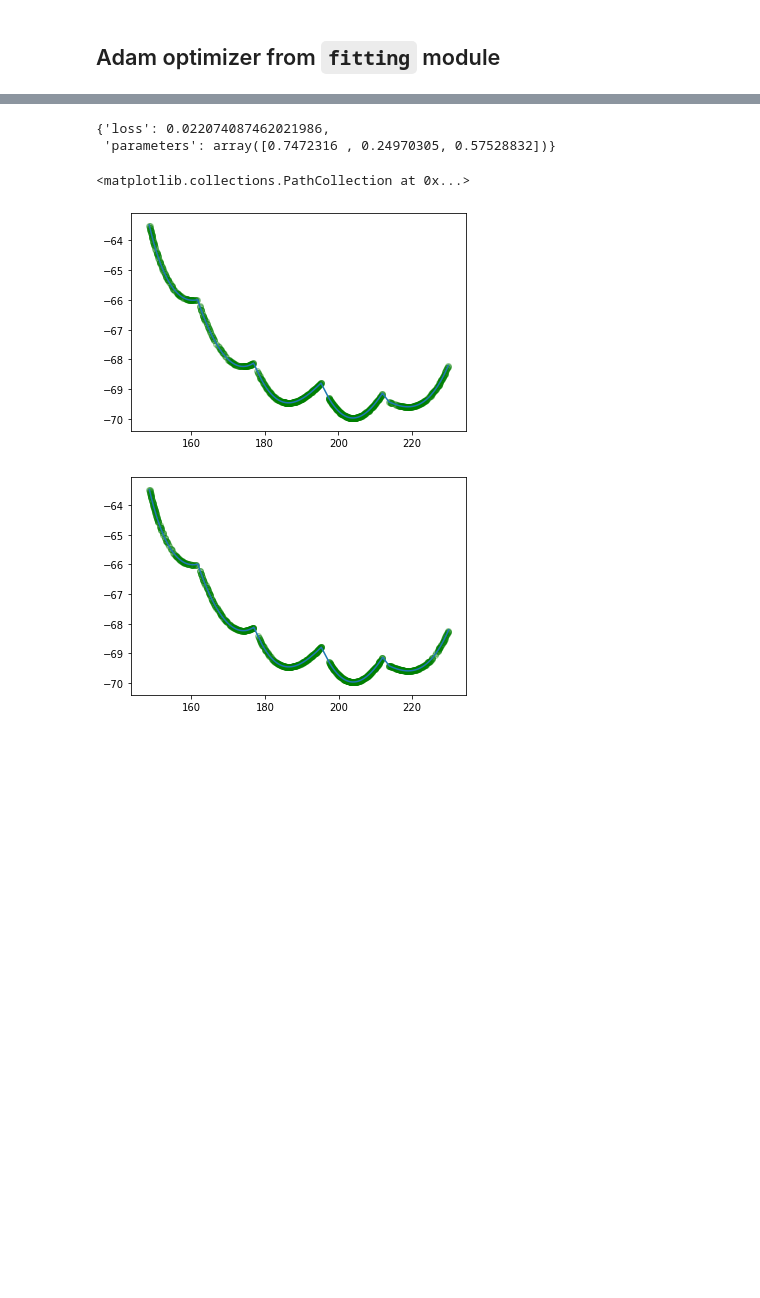
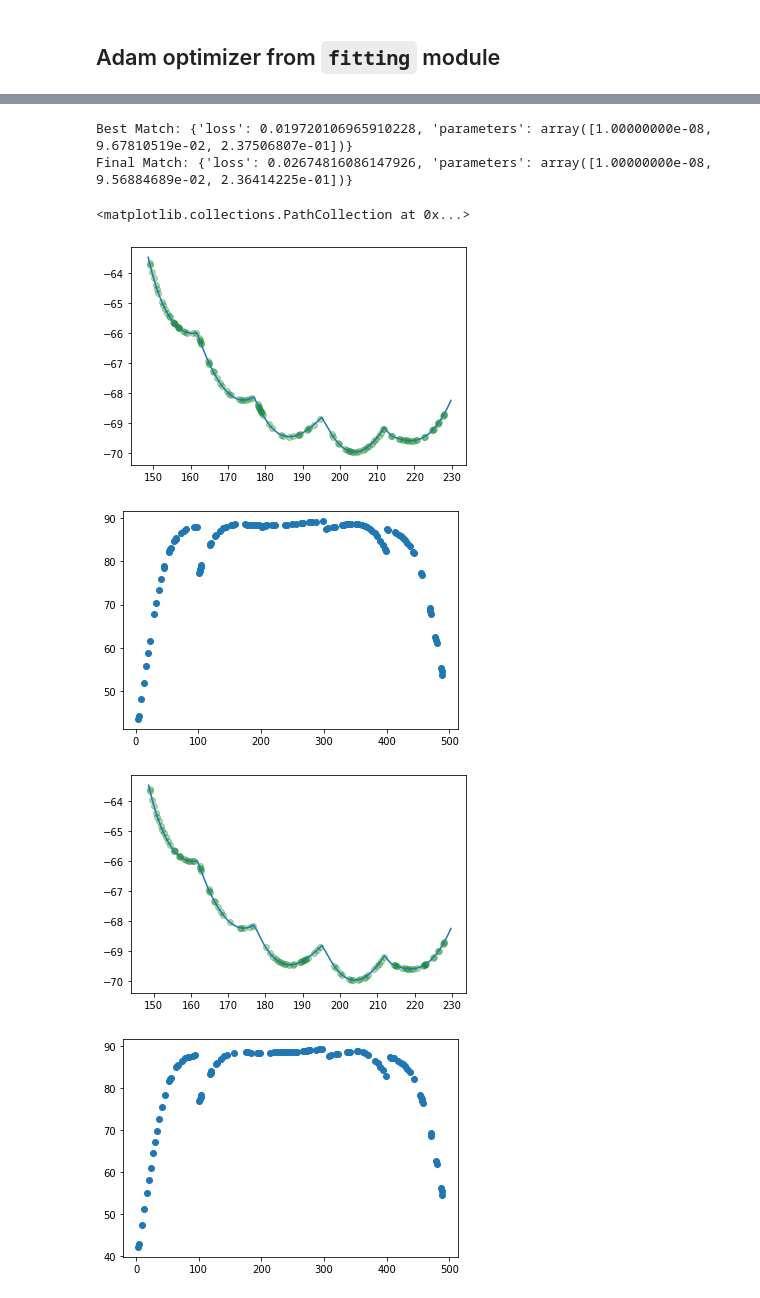
Before and after one commit to ssajous/europa-cycloids, a Jupyter notebook: src/Sample.ipynb, the cells around one changed output, grey strips where cells are left out. Drawn from its saved outputs; the diff is of its cells as text; code cells hidden in the pictures; blank space fills up the shorter version.

Commit message:
updated gradient calculation, added parameter constraints

```diff
--- a/src/Sample.ipynb
+++ b/src/Sample.ipynb
@@ -1683,5 +1683,22 @@ all_curves = None
 
 for index, arc in enumerate(arcs):
     startingPoint = index * 100 + 1
-    curve = fitting.fit_arc(arc, startingPoint=startingPoint, output_points=1000)
+    curve = fitting.fit_arc(arc, startingPoint=startingPoint, output_points=100)
     all_curves = curve if all_curves is None else pd.concat([all_curves, curve], ignore_index=True)
+
+
+alex = pd.read_csv("./obsData/AlexLonLatCut.txt", header=None, sep=' ', names=['lon', 'lat'])
+alex = alex.sort_values(['lon', 'lat'])
+
+
+arcs = [
+    alex[0:26],
+    alex[26:50],
+    alex[50:]
+]
+
+alex_curves = None
+for index, arc in enumerate(arcs):
+    startingPoint = alex_curves.shape[0] + 1 if alex_curves is not None else 1
+    curve = fitting.fit_arc(arc, startingPoint=startingPoint, output_points=100, max_error=0.01135)
+    alex_curves = curve if alex_curves is None else pd.concat([alex_curves, curve], ignore_index=True)
@@ -1706,7 +1713,15 @@ import fitting
 
 numParams = 3
 start_params = [np.random.rand() for iter in range(numParams)]
+# start_params = [0.2896670862267282, 0.5283622484787509, 0.9282830635227807]
 
-adam = fitting.Adam()
-opt = adam.minimize(fitting.test_stress_parameters, all_curves, start_params, interior, max_iterations=150)
+adam = fitting.Adam(alpha=1.e-2)
+opt = adam.minimize(
+    fitting.test_stress_parameters,
+    all_curves,
+    start_params,
+    interior,
+    max_iterations=160,
+    verbose=True
+)
 # %% [output]
@@ -1737,10 +1750,11 @@ plt.plot(opt[0])
-# %%
-opt[2]
-# %% [output]
-{'loss': 0.022074087462021986,
- 'parameters': array([0.7472316 , 0.24970305, 0.57528832])}
+# %%
+print(f'Best Match: {opt[1]}')
+print(f'Final Match: {opt[2]}')
+# %% [output]
+Best Match: {'loss': 0.019720106965910228, 'parameters': array([1.00000000e-08, 9.67810519e-02, 2.37506807e-01])}
+Final Match: {'loss': 0.02674816086147926, 'parameters': array([1.00000000e-08, 9.56884689e-02, 2.36414225e-01])}
 # %%
-min_vals = np.array([0, 0.01, 0])
+min_vals = np.array([0, 0.1, 0])
 max_vals = np.array([360, 1, 360])
 
 params = opt[1]['parameters']
@@ -1755,32 +1769,42 @@ else:
 
 data = fitting.match_stresses(all_curves, test_params, interior)
 
 fit_points = data.loc[data['deltaHeading'] < 0.05].copy()
 
 fit_points['lon'] = fit_points['lon'] - variables[2]
 plt.plot(all_curves['lon'], all_curves['lat'])
 plt.scatter(fit_points['lon'], fit_points['lat'], alpha=0.3, color='green')
 
 plt.figure()
 
+plt.scatter(fit_points['pointNumber'], fit_points['stress'])
+
+plt.figure()
+
 params = opt[2]['parameters']
 size = len(params)
 
 variables = params * (max_vals[0:size] - min_vals[0:size]) + min_vals[0:size]
 
 if len(variables) < 3:
     test_params = np.append(variables, 0)
 else:
     test_params = variables
 
 data = fitting.match_stresses(all_curves, test_params, interior)
 
 fit_points = data.loc[data['deltaHeading'] < 0.05].copy()
 
 fit_points['lon'] = fit_points['lon'] - variables[2]
 plt.plot(all_curves['lon'], all_curves['lat'])
 plt.scatter(fit_points['lon'], fit_points['lat'], alpha=0.3, color='green')
+
+plt.figure()
+
+plt.scatter(fit_points['pointNumber'], fit_points['stress'])
 # %% [output]
 <matplotlib.collections.PathCollection at 0x...>
-[figure, old version]
+[figure, new version]
-[figure, old version]
+[figure, new version]
+[figure, added]
+[figure, added]
```
Also changed, not shown: parts of 18 cells of this notebook, 2 other files.
